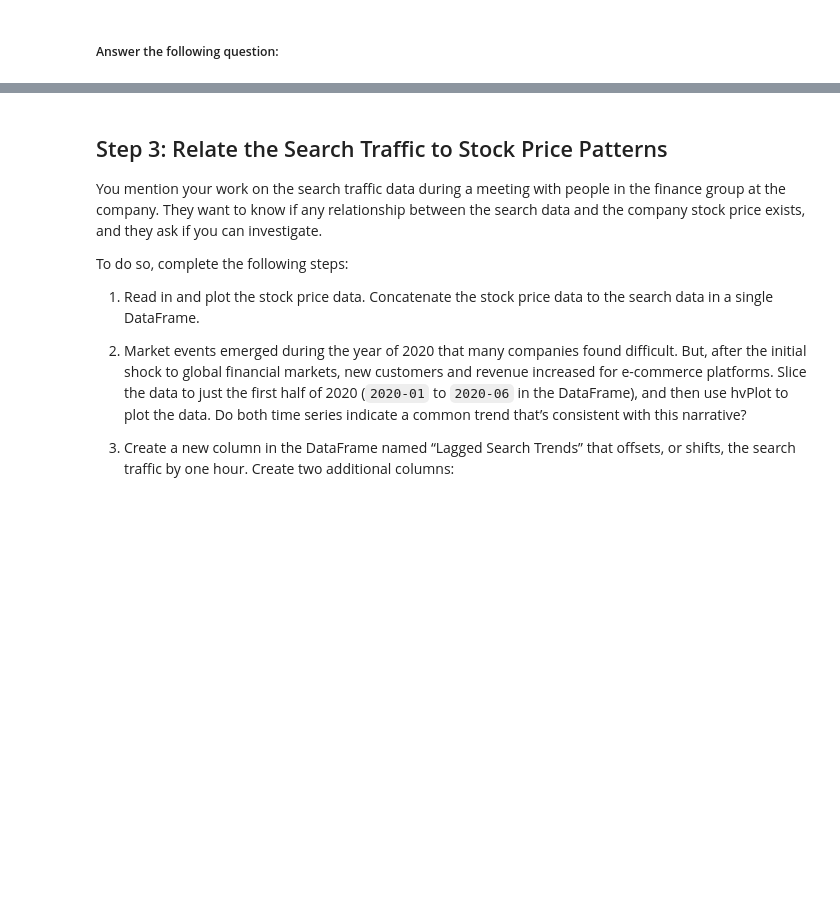
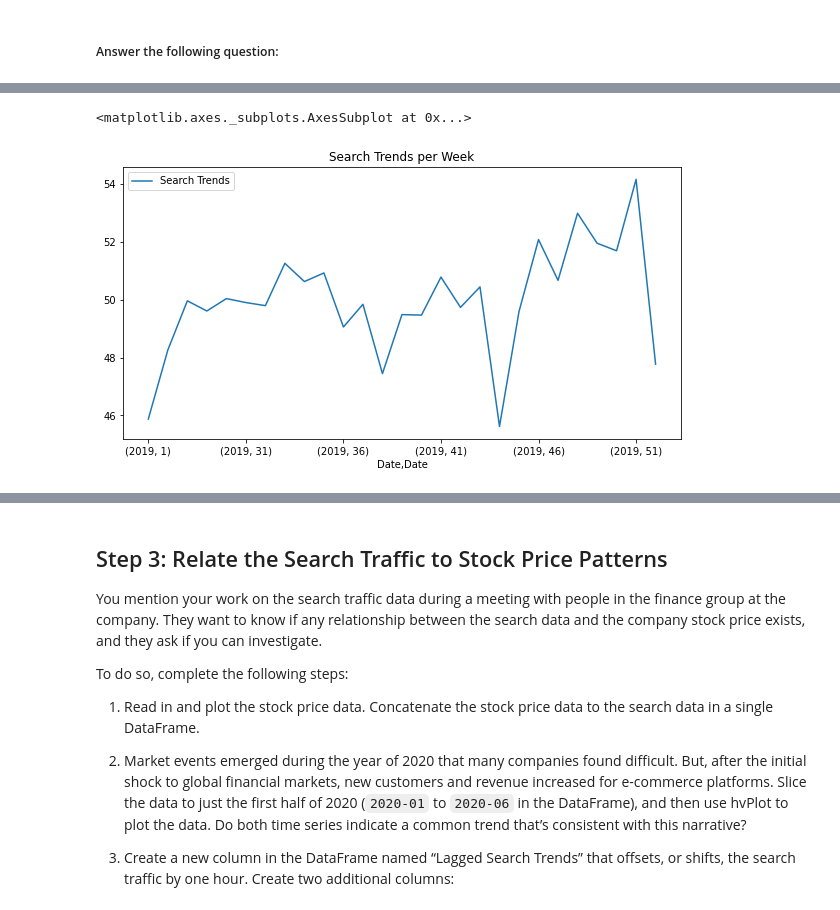
Before and after one commit to mmozeko/hw11-challenge, a Jupyter notebook: forecasting_net_prophet.ipynb, the cells around one changed output, grey strips where cells are left out. Cells and saved outputs as stored; diff of their text form; code cells hidden in the pictures; blank space fills up the shorter version.

```diff
--- a/forecasting_net_prophet.ipynb
+++ b/forecasting_net_prophet.ipynb
@@ -279,0 +304,10 @@ Output hidden; open in https://colab.research.google.com to view.
+# %%
+df_spotlight = df_mercado_trends.loc["2019-07-01":"2019--12-31"]
+df_spotlight.groupby(by=[df_spotlight.index.year, df_spotlight.index.weekofyear]).mean().plot(
+    title="Search Trends per Week",
+    figsize=[10, 5],
+#  bgcolor='lightgray'
+)
+# %% [output]
+<matplotlib.axes._subplots.AxesSubplot at 0x...>
+[figure, added]
```
Also changed, not shown: parts of 13 cells of this notebook.
